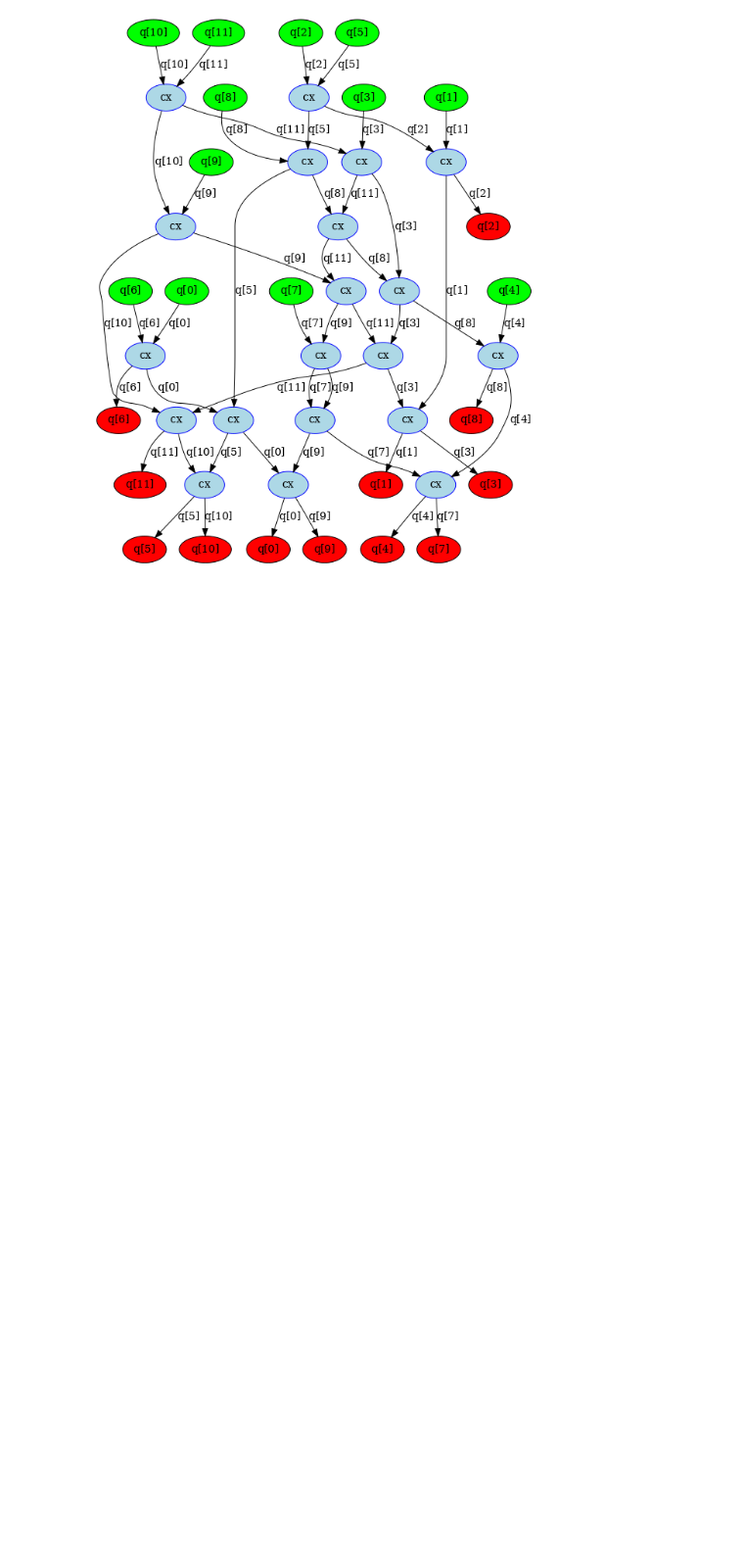
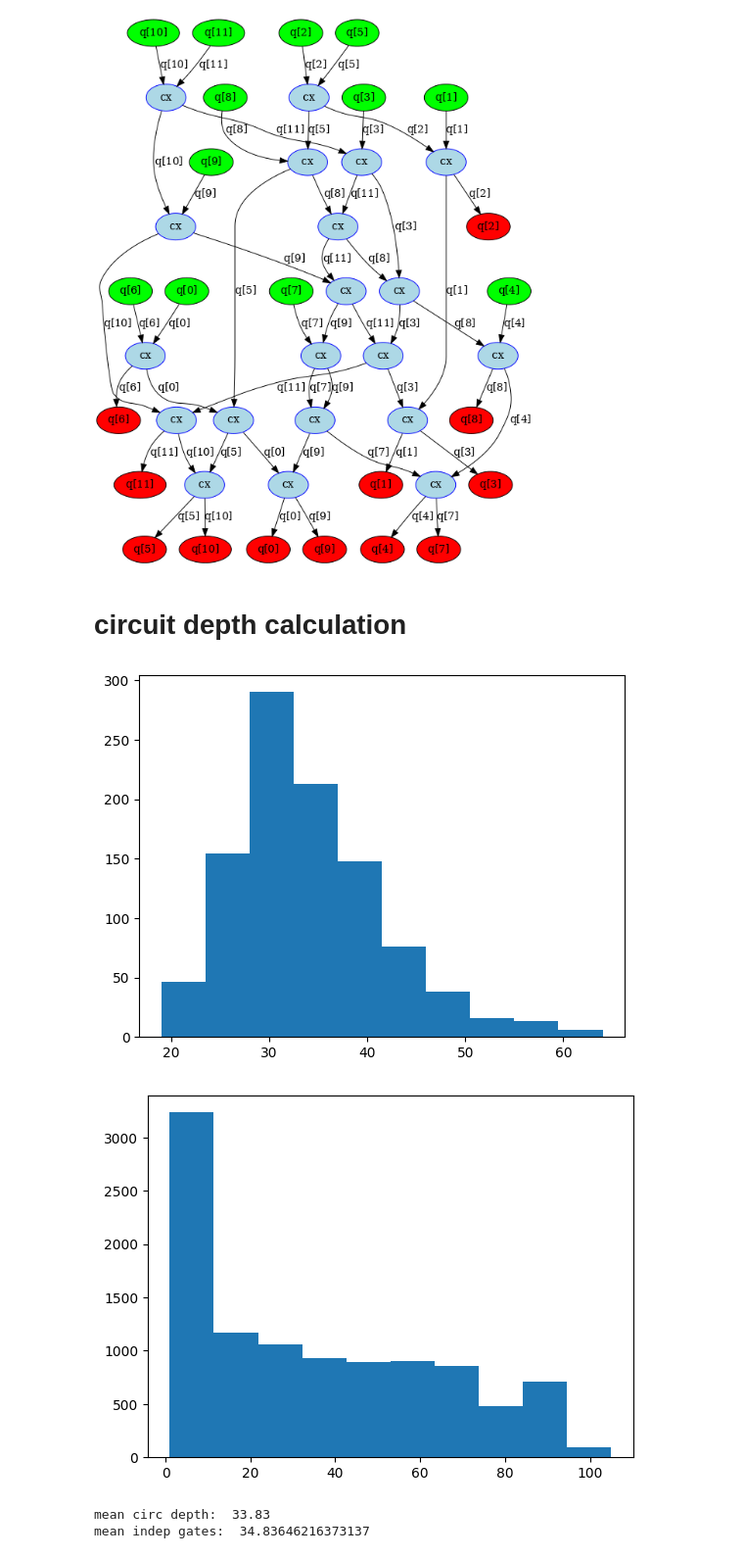
Before and after one commit to hassan-shap/QswitchNet, a Jupyter notebook: DAG.ipynb, the cells around one changed output. Shown at 98% size. Saved outputs shown, nothing was run; the diff lists cells and outputs as text; code cells hidden in the pictures; blank space fills up the shorter version.

```diff
--- a/DAG.ipynb
+++ b/DAG.ipynb
@@ -653,3 +653,5 @@ dag_drawer(dag)
 [('3,2', '3,1'), ('3,1', '3,0'), ('3,2', '1,0'), ('1,2', '0,2'), ('1,2', '2,2'), ('2,2', '3,2'), ('2,2', '1,0'), ('3,2', '3,0'), ('0,1', '0,2'), ('1,1', '2,2'), ('2,1', '3,0'), ('0,0', '2,0'), ('3,2', ...
 [figure]
 [figure]
+# %% [markdown]
+# circuit depth calculation
@@ -655,0 +704,12 @@ dag_drawer(dag)
+# %%
+plt.hist(circ_depth);
+plt.show()
+plt.hist(num_indep_gs);
+plt.show()
+print("mean circ depth: ", np.mean(circ_depth))
+print("mean indep gates: ", np.mean(num_indep_gs))
+# %% [output]
+[figure, added]
+[figure, added]
+mean circ depth:  33.83
+mean indep gates:  34.83646216373137
```
Also changed, not shown: parts of 2 cells of this notebook, 14 other files.
